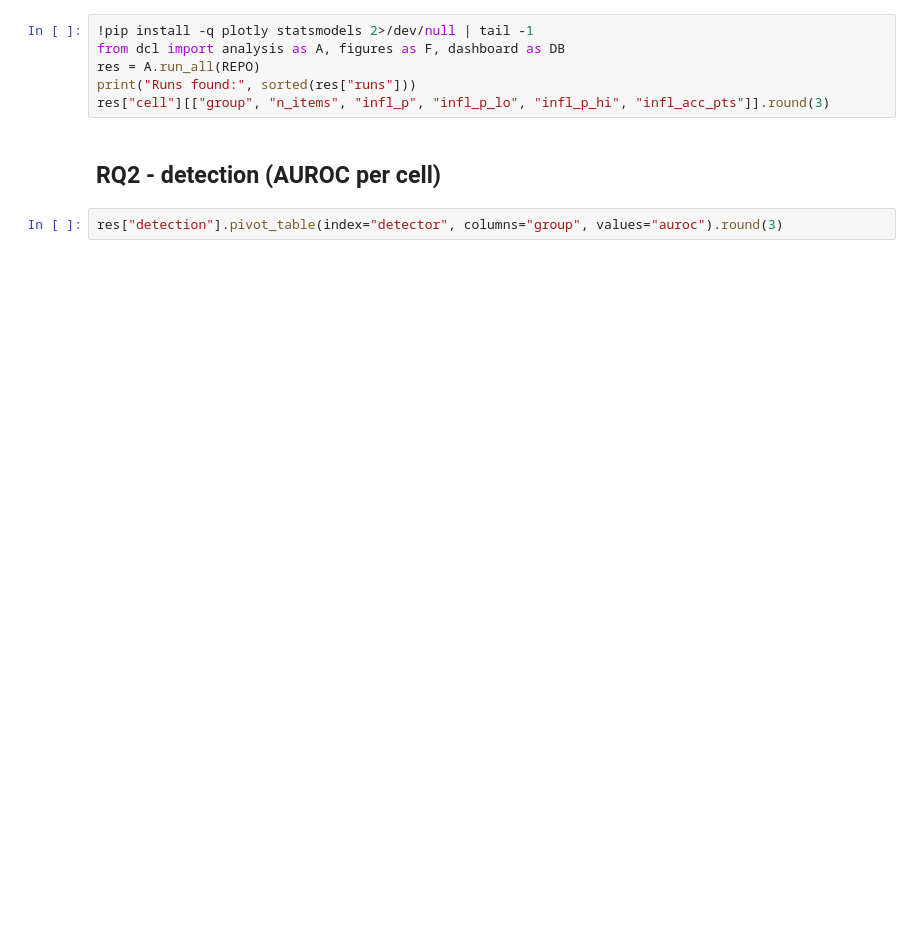
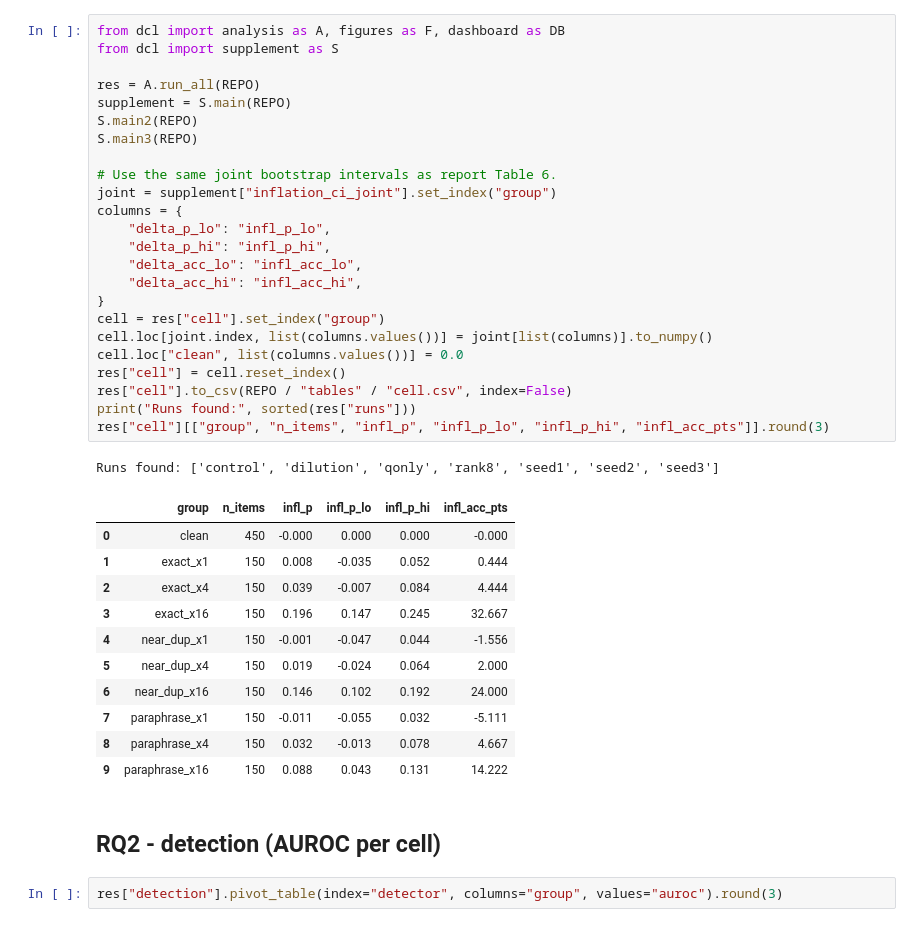
Before and after one commit to DawarAhmed27/DAV-Reseach-DataContamination, a Jupyter notebook: notebooks/03_analysis_figures.ipynb, the cells around one changed output. Saved outputs shown, nothing was run; the diff lists cells and outputs as text; blank space fills up the shorter version.

Commit message:
Notebooks download the repo as a ZIP; notebook 03 runs the supplementary analyses; cell table and dashboard use joint bootstrap intervals

```diff
--- a/notebooks/03_analysis_figures.ipynb
+++ b/notebooks/03_analysis_figures.ipynb
@@ -32,9 +43,40 @@ print("Code ready in", REPO)
 # %%
-!pip install -q plotly statsmodels 2>/dev/null | tail -1
 from dcl import analysis as A, figures as F, dashboard as DB
+from dcl import supplement as S
+
 res = A.run_all(REPO)
+supplement = S.main(REPO)
+S.main2(REPO)
+S.main3(REPO)
+
+# Use the same joint bootstrap intervals as report Table 6.
+joint = supplement["inflation_ci_joint"].set_index("group")
+columns = {
+    "delta_p_lo": "infl_p_lo",
+    "delta_p_hi": "infl_p_hi",
+    "delta_acc_lo": "infl_acc_lo",
+    "delta_acc_hi": "infl_acc_hi",
+}
+cell = res["cell"].set_index("group")
+cell.loc[joint.index, list(columns.values())] = joint[list(columns)].to_numpy()
+cell.loc["clean", list(columns.values())] = 0.0
+res["cell"] = cell.reset_index()
+res["cell"].to_csv(REPO / "tables" / "cell.csv", index=False)
 print("Runs found:", sorted(res["runs"]))
 res["cell"][["group", "n_items", "infl_p", "infl_p_lo", "infl_p_hi", "infl_acc_pts"]].round(3)
+# %% [output]
+Runs found: ['control', 'dilution', 'qonly', 'rank8', 'seed1', 'seed2', 'seed3']
+|  | group | n_items | infl_p | infl_p_lo | infl_p_hi | infl_acc_pts |
+| 0 | clean | 450 | -0.000 | 0.000 | 0.000 | -0.000 |
+| 1 | exact_x1 | 150 | 0.008 | -0.035 | 0.052 | 0.444 |
+| 2 | exact_x4 | 150 | 0.039 | -0.007 | 0.084 | 4.444 |
+| 3 | exact_x16 | 150 | 0.196 | 0.147 | 0.245 | 32.667 |
+| 4 | near_dup_x1 | 150 | -0.001 | -0.047 | 0.044 | -1.556 |
+| 5 | near_dup_x4 | 150 | 0.019 | -0.024 | 0.064 | 2.000 |
+| 6 | near_dup_x16 | 150 | 0.146 | 0.102 | 0.192 | 24.000 |
+| 7 | paraphrase_x1 | 150 | -0.011 | -0.055 | 0.032 | -5.111 |
+| 8 | paraphrase_x4 | 150 | 0.032 | -0.013 | 0.078 | 4.667 |
+| 9 | paraphrase_x16 | 150 | 0.088 | 0.043 | 0.131 | 14.222 |
 # %% [markdown]
 ## RQ2 - detection (AUROC per cell)
 # %%
```
Also changed, not shown: parts of 7 cells of this notebook, 4 other files.
